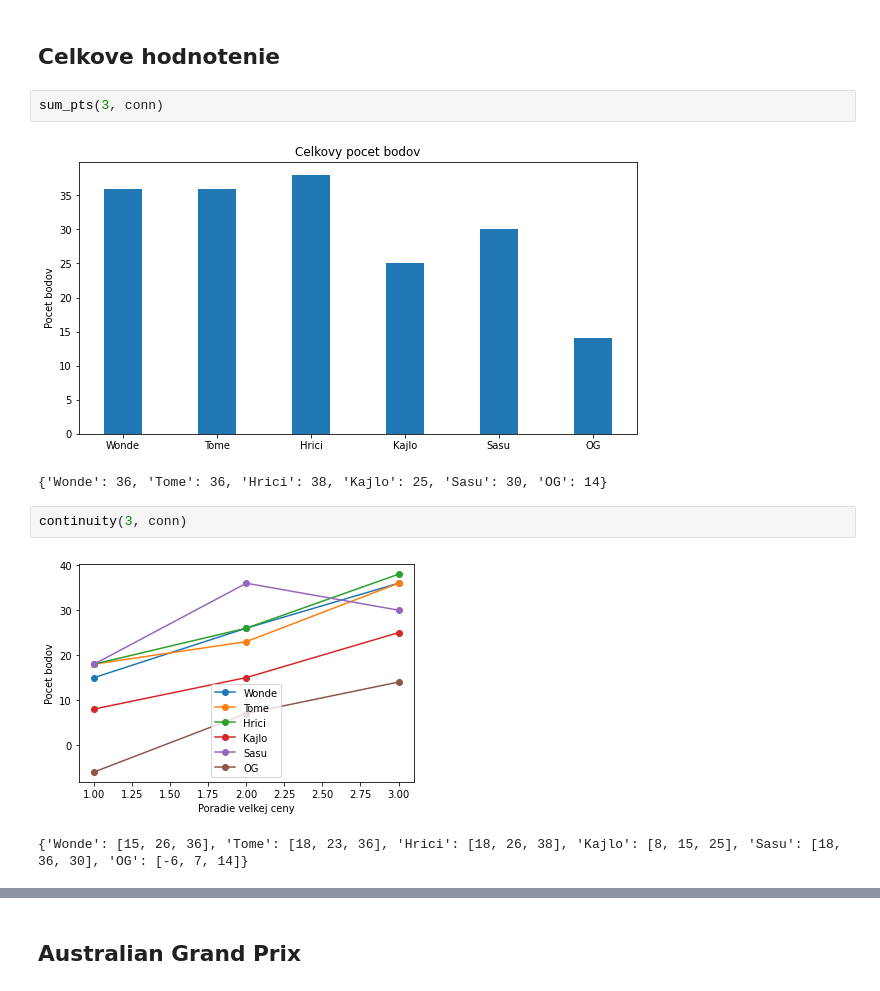
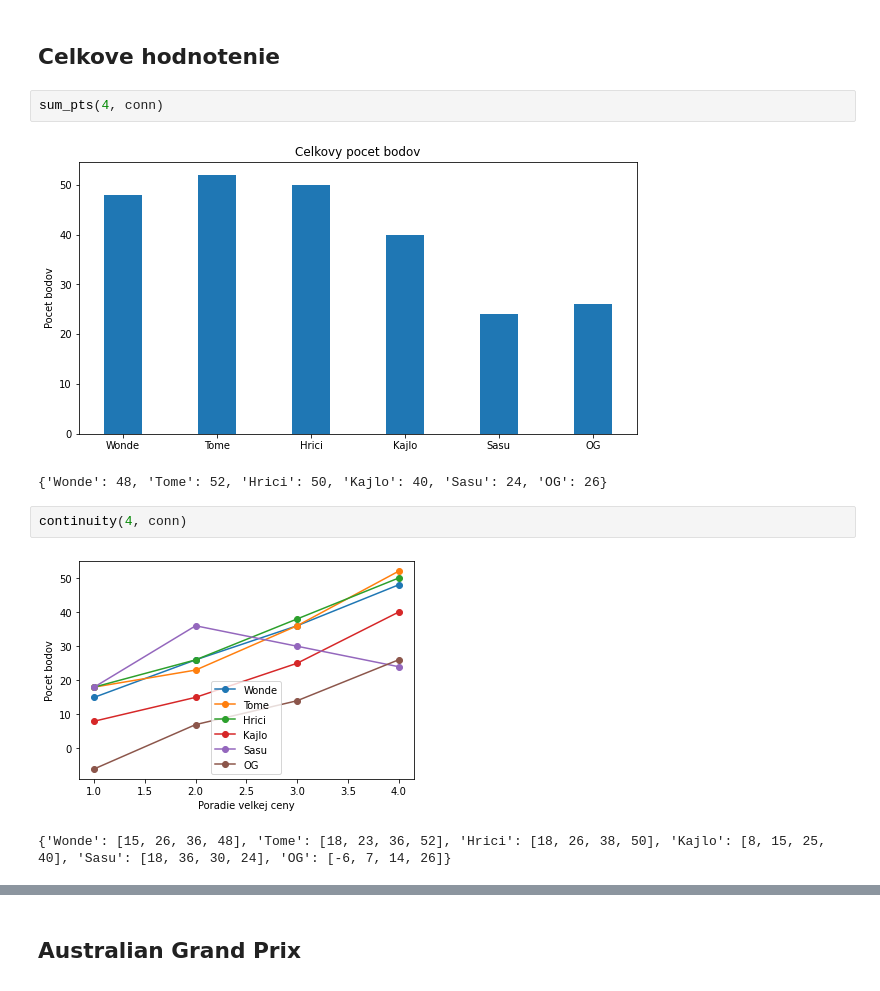
Before and after one commit to mibrix/F1_tipovacka, a Jupyter notebook: Statistics.ipynb, the cells around one changed output, grey strips where cells are left out. Drawn from its saved outputs; the diff is of its cells as text.

```diff
--- a/Statistics.ipynb
+++ b/Statistics.ipynb
@@ -8,12 +8,12 @@ conn = sqlite3.connect('F1-2023.db')
 # %% [markdown]
 ## Celkove hodnotenie
 # %%
-sum_pts(3, conn)
+sum_pts(4, conn)
 # %% [output]
-[figure, old version]
+[figure, new version]
-{'Wonde': 36, 'Tome': 36, 'Hrici': 38, 'Kajlo': 25, 'Sasu': 30, 'OG': 14}
+{'Wonde': 48, 'Tome': 52, 'Hrici': 50, 'Kajlo': 40, 'Sasu': 24, 'OG': 26}
 # %%
-continuity(3, conn)
+continuity(4, conn)
 # %% [output]
-[figure, old version]
+[figure, new version]
-{'Wonde': [15, 26, 36], 'Tome': [18, 23, 36], 'Hrici': [18, 26, 38], 'Kajlo': [8, 15, 25], 'Sasu': [18, 36, 30], 'OG': [-6, 7, 14]}
+{'Wonde': [15, 26, 36, 48], 'Tome': [18, 23, 36, 52], 'Hrici': [18, 26, 38, 50], 'Kajlo': [8, 15, 25, 40], 'Sasu': [18, 36, 30, 24], 'OG': [-6, 7, 14, 26]}
```
Also changed, not shown: parts of 2 cells of this notebook, 3 other files.
